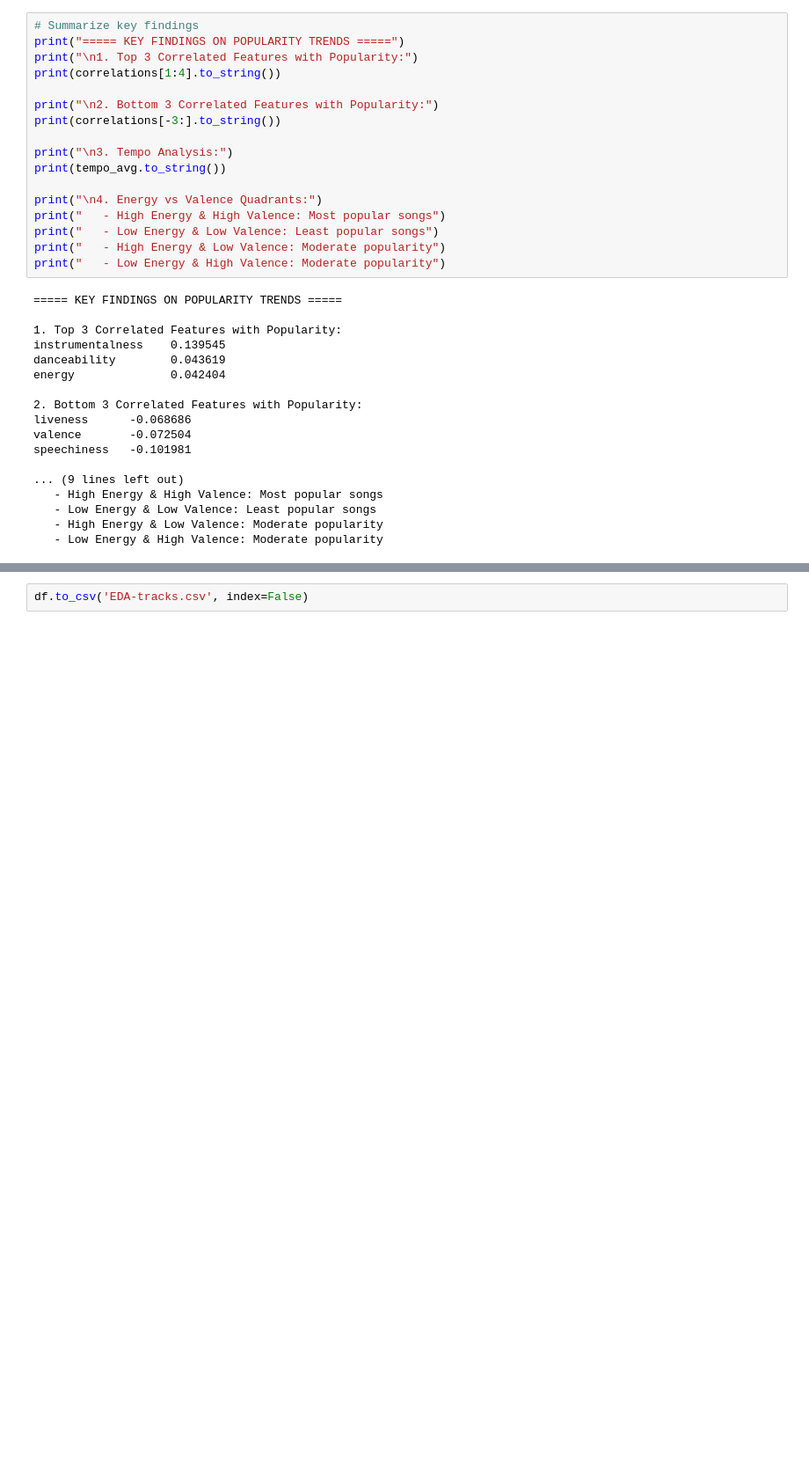
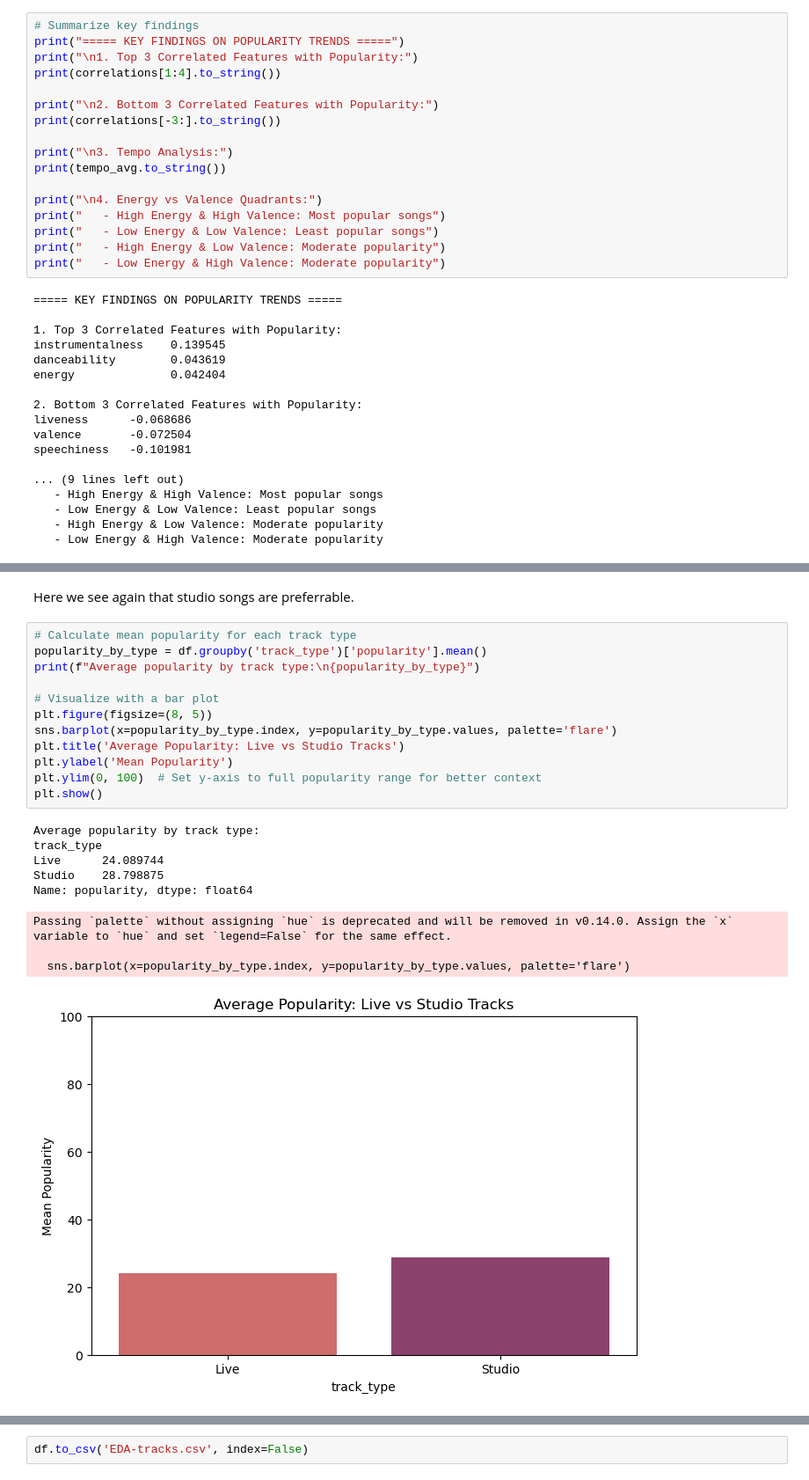
Before and after one commit to Bourkupine/cs4168-Project, a Jupyter notebook: EDA.ipynb, the cells around one changed output, grey strips where cells are left out. Shown at 88% size. Cells and saved outputs as stored; diff of their text form; blank space fills up the shorter version.

```diff
--- a/EDA.ipynb
+++ b/EDA.ipynb
@@ -493,0 +566,24 @@ speechiness   -0.101981
+# %% [markdown]
+Here we see again that studio songs are preferrable.
+# %%
+# Calculate mean popularity for each track type
+popularity_by_type = df.groupby('track_type')['popularity'].mean()
+print(f"Average popularity by track type:\n{popularity_by_type}")
+
+# Visualize with a bar plot
+plt.figure(figsize=(8, 5))
+sns.barplot(x=popularity_by_type.index, y=popularity_by_type.values, palette='flare')
+plt.title('Average Popularity: Live vs Studio Tracks')
+plt.ylabel('Mean Popularity')
+plt.ylim(0, 100)  # Set y-axis to full popularity range for better context
+plt.show()
+# %% [output]
+Average popularity by track type:
+track_type
+Live      24.089744
+Studio    28.798875
+Name: popularity, dtype: float64
+Passing `palette` without assigning `hue` is deprecated and will be removed in v0.14.0. Assign the `x` variable to `hue` and set `legend=False` for the same effect.
+
+  sns.barplot(x=popularity_by_type.index, y=popularity_by_type.values, palette='flare')
+[figure, added]
```
Also changed, not shown: parts of 22 cells of this notebook, 1 other file.
